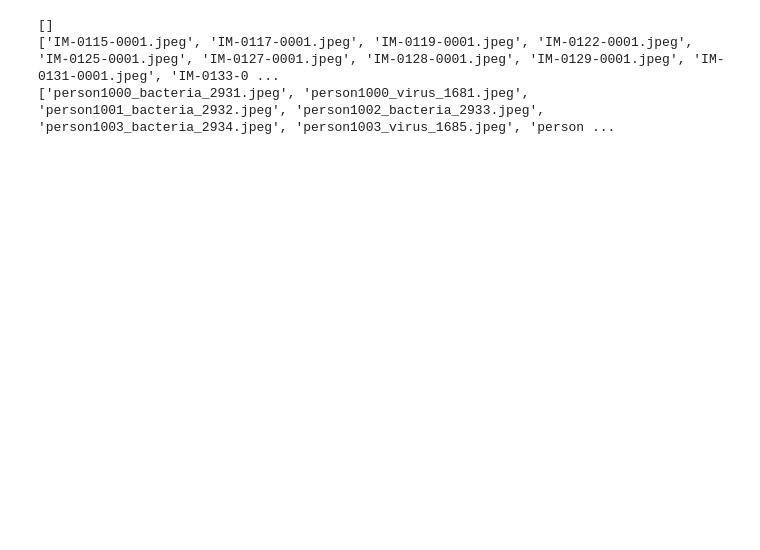
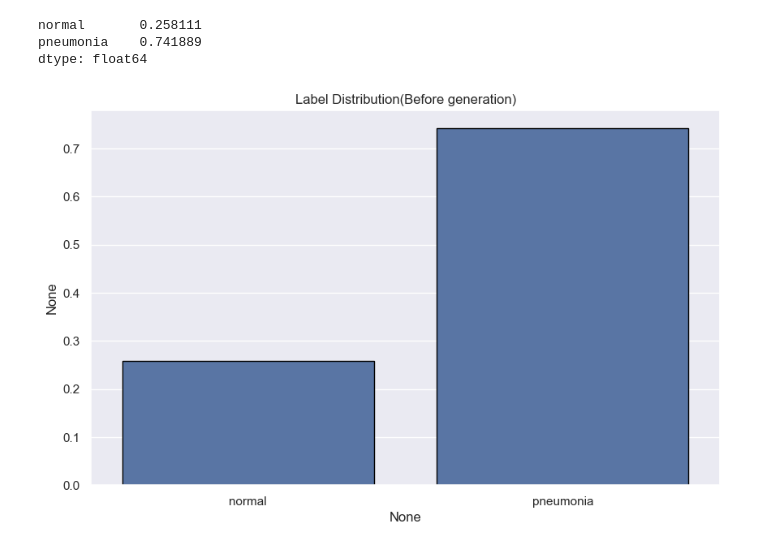
Before and after one commit to JohnnyPro/AI-Powered-pneumonia-detector, a Jupyter notebook: pneumonia_detector.ipynb, the cells around one changed output. Saved outputs shown, nothing was run; the diff lists cells and outputs as text; code cells hidden in the pictures; blank space fills up the shorter version.

```diff
--- a/pneumonia_detector.ipynb
+++ b/pneumonia_detector.ipynb
@@ -27,32 +27,35 @@ numValSamples = 100  # Change later on
 # %%
 data_dir = Path("kaggle/input/pneumonia-xray-images")
 train = data_dir / "train"
 val = data_dir / "val"
 test = data_dir / "test"
 
-normal = train / "NORMAL"
-pneumonia = train / "PNEUMONIA"
+normal = train / "normal"
+pneumonia = train / "opacity"
 
 
-# normalFreq = sum(1 for _ in normal.glob("*.jpeg"))
-# pneumoniaFreq = sum(1 for _ in pneumonia.glob("*.jpeg"))
+normalFreq = sum(1 for _ in normal.glob("*.jpeg"))
+pneumoniaFreq = sum(1 for _ in pneumonia.glob("*.jpeg"))
 
-# numTrainSamples = normalFreq + pneumoniaFreq
+numTrainSamples = normalFreq + pneumoniaFreq
+numValSamples = sum(1 for _ in val.glob("**/*.jpeg"))
 
+labels = pd.Series([*[0]*normalFreq, *[1]*pneumoniaFreq])
 
-# labels = pd.Series([*[0]*normalFreq, *[1]*pneumoniaFreq])
+sns.set()
+fig, ax = plt.subplots(1, figsize=(10,6))
+vc = labels.value_counts(normalize=True, sort=False)
+labels = pd.Series(vc.values, index=["normal", "pneumonia"])
+# labels
+count = sns.barplot(x=labels.index, y=labels, edgecolor="black", ax=ax)
+count.set_title("Label Distribution(Before generation)")
 
-# sns.set()
-# fig, ax = plt.subplots(1, figsize=(10,6))
-# vc = labels.value_counts(normalize=True)
-# # labels
-# count = sns.countplot(x=labels, edgecolor="black", ax=ax)
-# count.set_title("Label Distribution(After generation)")
-
-# plt.savefig("out/output.jpg")
+plt.savefig("out/proportions-before-augmentation.jpg")
+labels
 # %% [output]
-[]
-['IM-0115-0001.jpeg', 'IM-0117-0001.jpeg', 'IM-0119-0001.jpeg', 'IM-0122-0001.jpeg', 'IM-0125-0001.jpeg', 'IM-0127-0001.jpeg', 'IM-0128-0001.jpeg', 'IM-0129-0001.jpeg', 'IM-0131-0001.jpeg', 'IM-0133-0 ...
-['person1000_bacteria_2931.jpeg', 'person1000_virus_1681.jpeg', 'person1001_bacteria_2932.jpeg', 'person1002_bacteria_2933.jpeg', 'person1003_bacteria_2934.jpeg', 'person1003_virus_1685.jpeg', 'person ...
+normal       0.258111
+pneumonia    0.741889
+dtype: float64
+[figure, added]
 # %%
 
```
Also changed, not shown: parts of 7 cells of this notebook.
